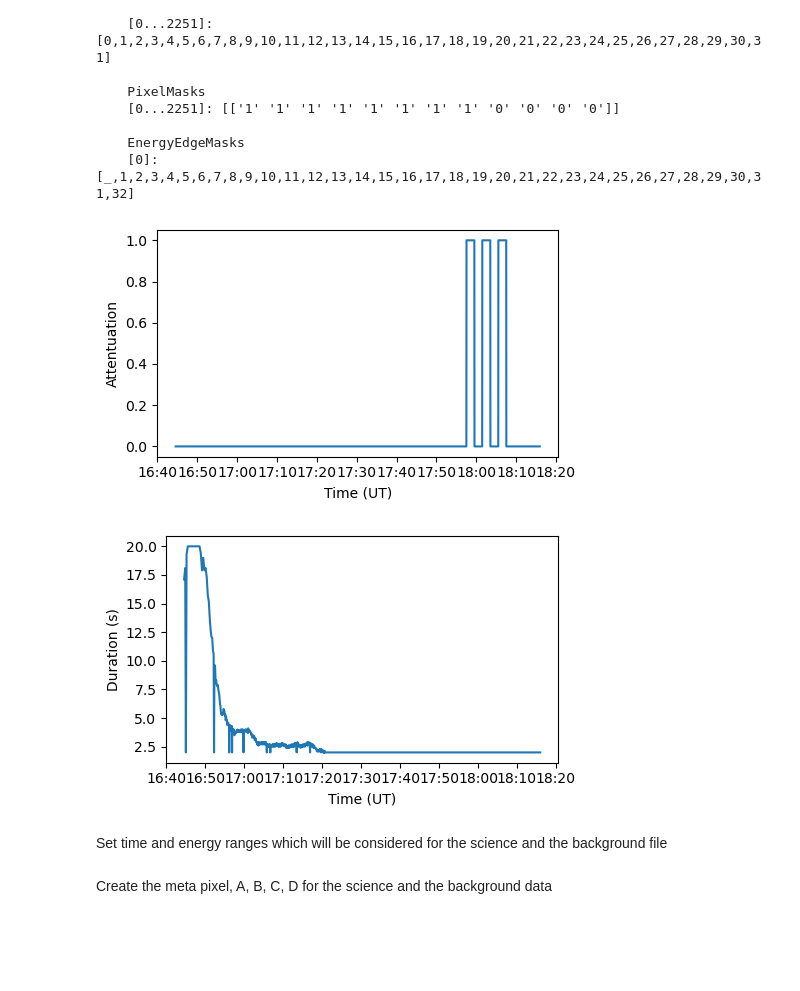
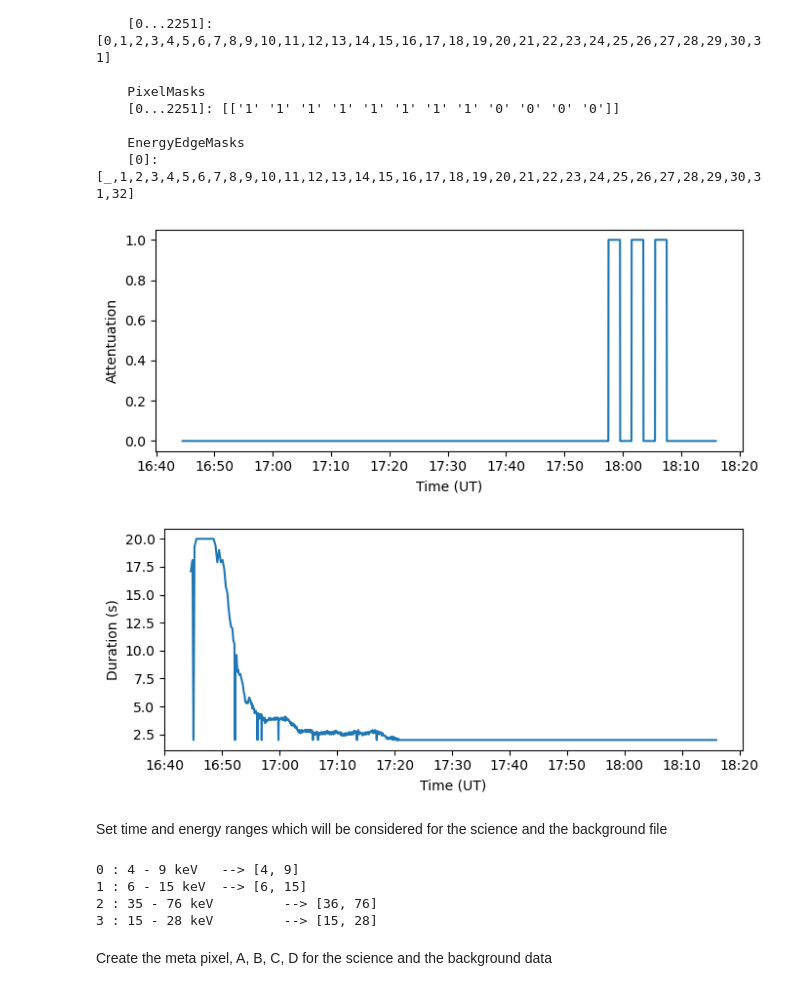
Before and after one commit to MohamedNedal/dias_work, a Jupyter notebook: imaging_demo_mytest.ipynb, the cells around one changed output. Drawn from its saved outputs; the diff is of its cells as text; code cells hidden in the pictures; blank space fills up the shorter version.

```diff
--- a/imaging_demo_mytest.ipynb
+++ b/imaging_demo_mytest.ipynb
@@ -201,19 +189,19 @@ CompressedPixelData   <sunpy.time.timerange.TimeRange object at 0x...>
     EnergyEdgeMasks
     [0]: [_,1,2,3,4,5,6,7,8,9,10,11,12,13,14,15,16,17,18,19,20,21,22,23,24,25,26,27,28,29,30,31,32]
 # %%
-fig = plt.figure(figsize=[5,3])
+fig = plt.figure(figsize=[7,3])
 ax  = fig.add_subplot(111)
 ax.plot(cpd_sci.times.datetime, cpd_sci.data['rcr'])
 ax.set_xlabel('Time (UT)')
 ax.set_ylabel('Attentuation')
 ax.xaxis_date()
 ax.xaxis.set_major_formatter(mdates.DateFormatter('%H:%M'))
 fig.tight_layout()
 plt.show()
 # %% [output]
-[figure, old version]
+[figure, new version]
 # %%
-fig = plt.figure(figsize=[5,3])
+fig = plt.figure(figsize=[7,3])
 ax  = fig.add_subplot(111)
 ax.plot(cpd_sci.times.datetime, cpd_sci.duration.to_value('s'))
 ax.set_xlabel('Time (UT)')
@@ -223,9 +211,24 @@ ax.xaxis.set_major_formatter(mdates.DateFormatter('%H:%M'))
 fig.tight_layout()
 plt.show()
 # %% [output]
-[figure, old version]
+[figure, new version]
 # %% [markdown]
 Set time and energy ranges which will be considered for the science and the background file
+# %%
+energy_dict = {
+    '4 - 9 keV':   [ 4,  9],
+    '6 - 15 keV':  [ 6, 15],
+    '35 - 76 keV': [36, 76],
+    '15 - 28 keV': [15, 28]
+}
+
+for i, item in enumerate(energy_dict):
+    print(i, ':', item, '\t-->', energy_dict[item])
+# %% [output]
+0 : 4 - 9 keV   --> [4, 9]
+1 : 6 - 15 keV  --> [6, 15]
+2 : 35 - 76 keV         --> [36, 76]
+3 : 15 - 28 keV         --> [15, 28]
 # %%
 time_range_sci = [sci_query_start, sci_query_end]
 time_range_bkg = [bkg_query_start, bkg_query_end] # Set this range larger than the actual observation time
```
Also changed, not shown: parts of 42 cells of this notebook, 1 other file.
